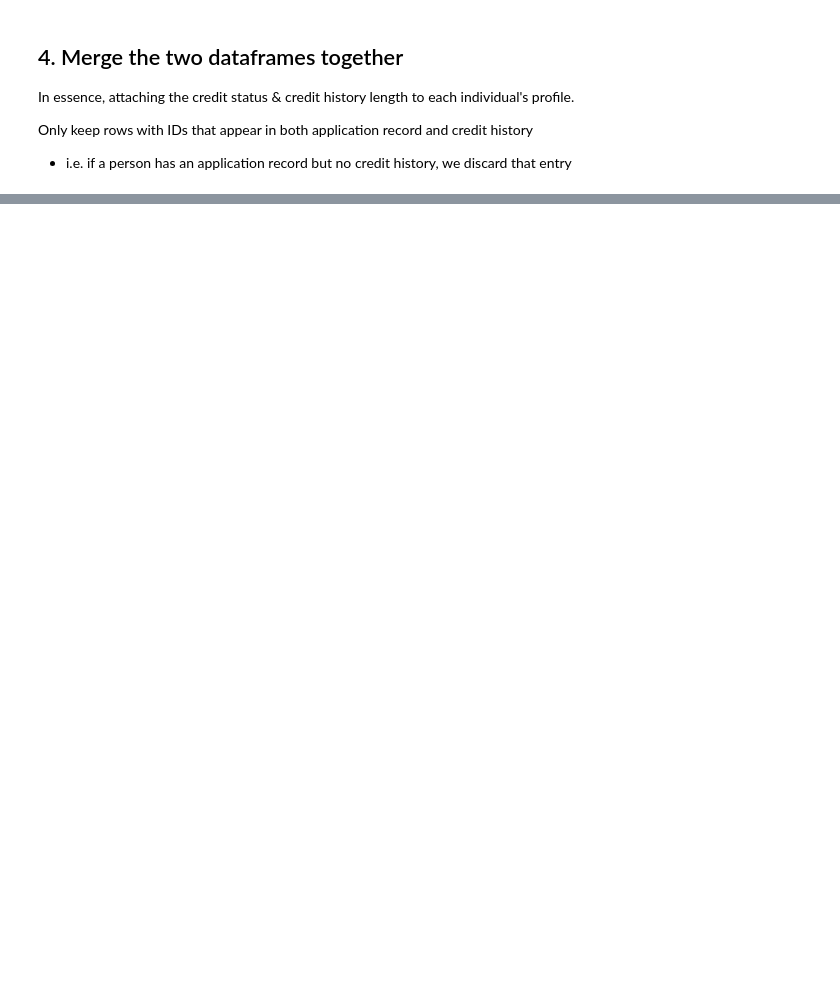
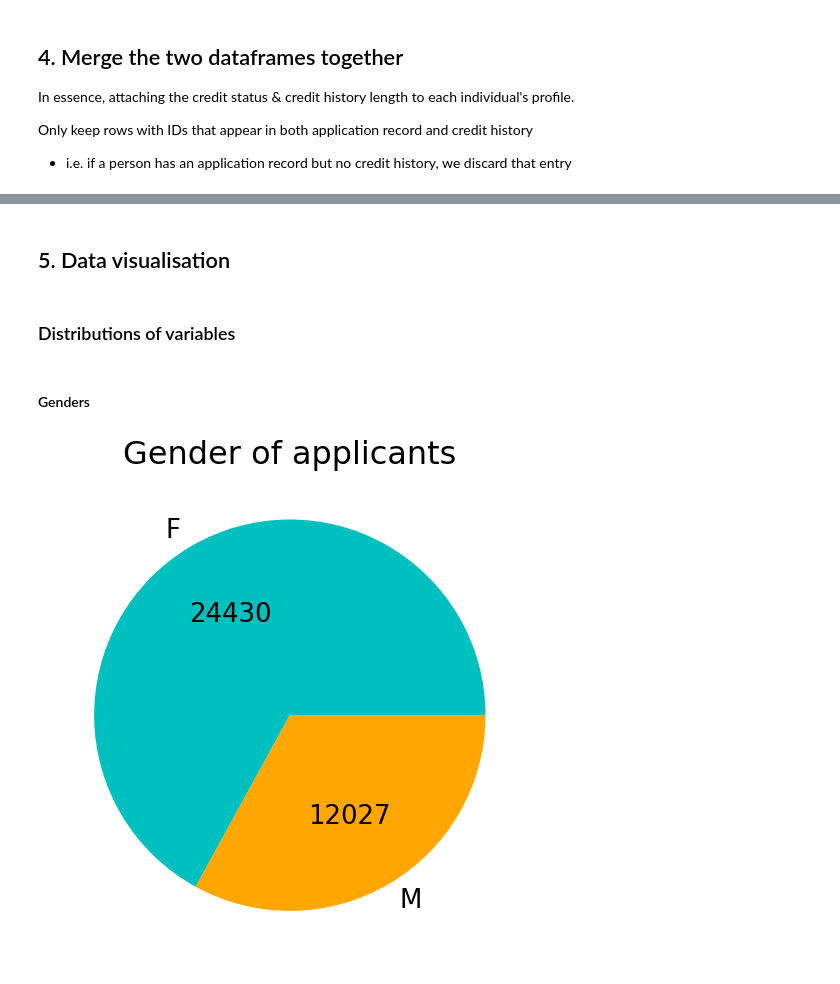
Before and after one commit to Artemis-Hunt/2702-DataViz, a Jupyter notebook: DAO2702 Project data preprocessing.ipynb, the cells around one changed output, grey strips where cells are left out. Saved outputs shown, nothing was run; the diff lists cells and outputs as text; code cells hidden in the pictures; blank space fills up the shorter version.

```diff
--- a/DAO2702 Project data preprocessing.ipynb
+++ b/DAO2702 Project data preprocessing.ipynb
@@ -253,0 +301,22 @@ memory usage: 5.4+ MB
+# %% [markdown]
+## 5. Data visualisation
+# %% [markdown]
+### Distributions of variables
+# %% [markdown]
+#### Genders
+# %%
+gender_counts = apps_merged["CODE_GENDER"].value_counts()
+plt.figure(figsize=(9,9))
+plt.pie(gender_counts,
+        labels=["F", "M"],
+        autopct= lambda x: f"{int(((x/100)*gender_counts.sum()).round())}",
+        colors=["c", "#ffa600"],
+        textprops={'fontsize': 26}
+       )
+plt.title("Gender of applicants",
+          fontdict={"fontsize": 32}
+         )
+
+plt.show()
+# %% [output]
+[figure, added]
```
Also changed, not shown: parts of 29 cells of this notebook, 1 other file.
